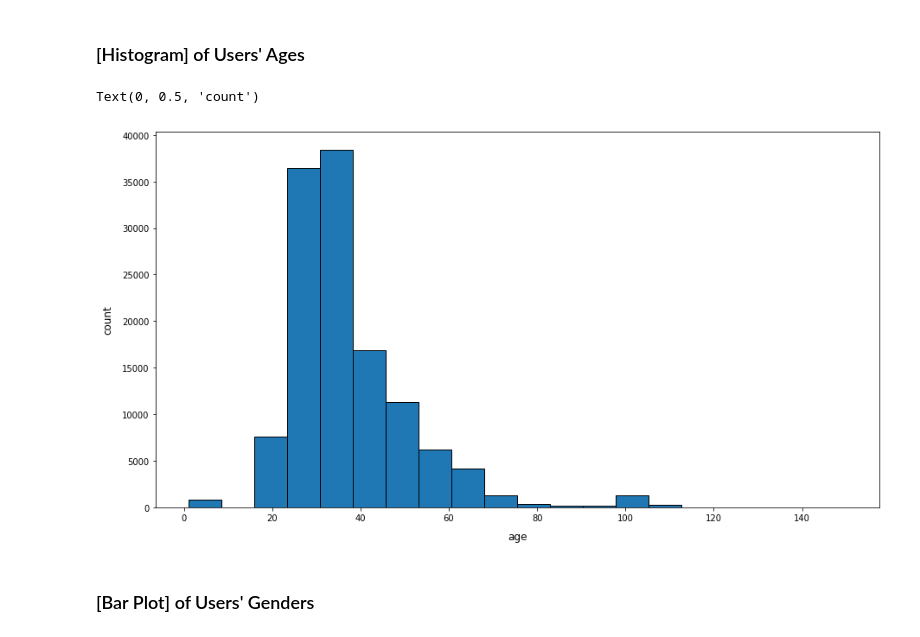
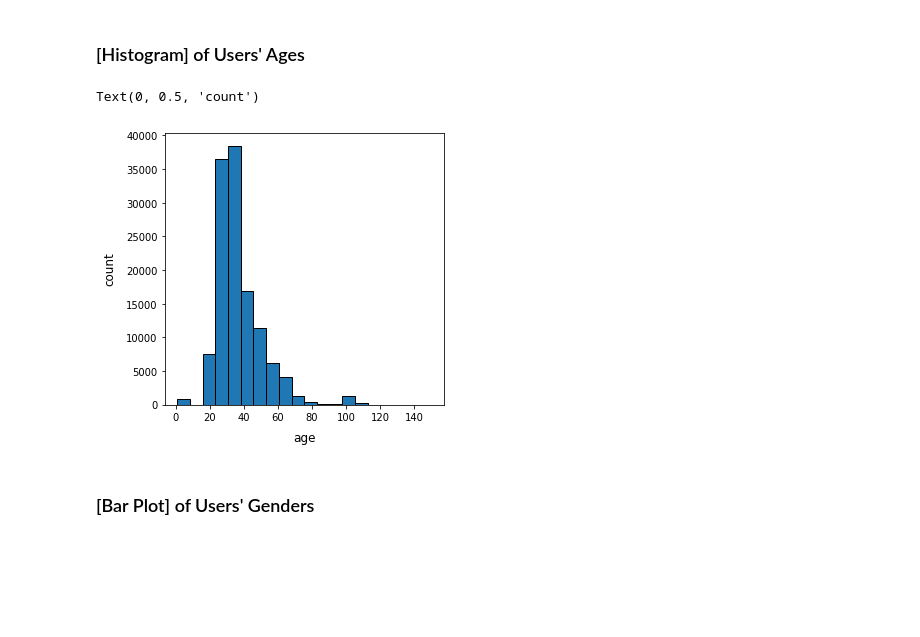
Before and after one commit to FNSYacoub/Cartoonify-Images, a Jupyter notebook: Eventum_Task.ipynb, the cells around one changed output. Drawn from its saved outputs; the diff is of its cells as text; code cells hidden in the pictures; blank space fills up the shorter version.

```diff
--- a/Eventum_Task.ipynb
+++ b/Eventum_Task.ipynb
@@ -177,12 +205,12 @@ print(age_gender.head())
 ### [Histogram] of Users' Ages
 # %%
 att = 'age'
-ax = train[att].hist(bins=20, grid=False,edgecolor='black', figsize=(15,8))
+ax = train[att].hist(bins=20, grid=False,edgecolor='black', figsize=(5,5))
 ax.set_xlabel(att, labelpad=10, size=12)
 ax.set_ylabel("count", labelpad=10, size=12)
 # %% [output]
 Text(0, 0.5, 'count')
-[figure, old version]
+[figure, new version]
 # %% [markdown]
 ### [Bar Plot] of Users' Genders
 # %%
```
Also changed, not shown: parts of 35 cells of this notebook.
